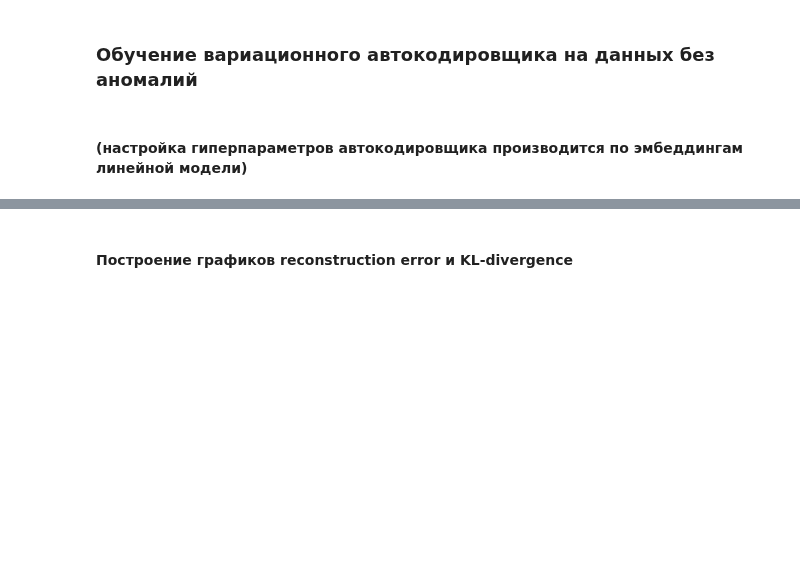
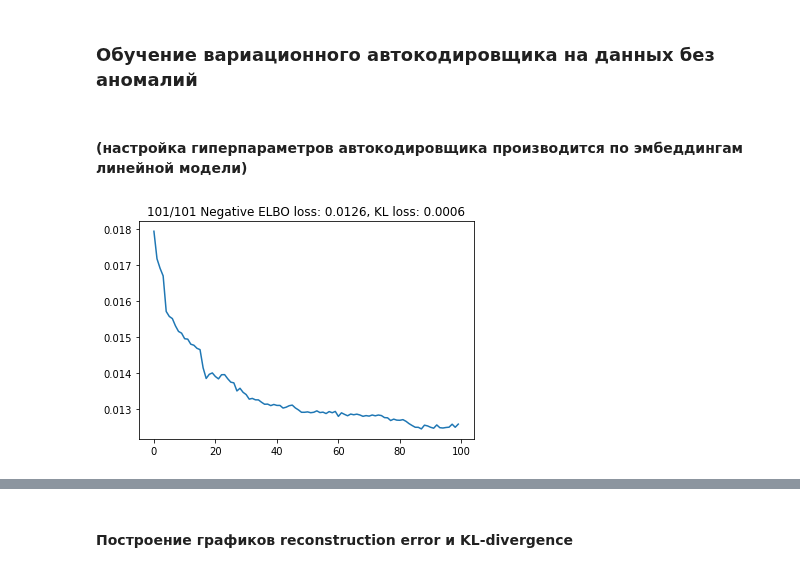
Before and after one commit to AlexShevchuk7/MADE, a Jupyter notebook: Diploma/Modelling_MLP_TCN_TRANSFORMER.ipynb, the cells around one changed output, grey strips where cells are left out. Drawn from its saved outputs; the diff is of its cells as text; code cells hidden in the pictures; blank space fills up the shorter version.

```diff
--- a/Diploma/Modelling_MLP_TCN_TRANSFORMER.ipynb
+++ b/Diploma/Modelling_MLP_TCN_TRANSFORMER.ipynb
@@ -108,7 +108,7 @@ class old_linear_encoder(nn.Module):
         return torch.reshape(x, (-1, batch.shape[1], self.hidden_dim // batch.shape[1]))
 # %%
 class Basic_net(nn.Module):
-    def __init__(self, batch, hidden_dim=2048):
+    def __init__(self, batch, hidden_dim=1024):
         super(Basic_net, self).__init__()
         self.hidden_dim = hidden_dim
         input_dim = batch.shape[1] * batch.shape[2]
@@ -117,8 +117,8 @@ class Basic_net(nn.Module):
             nn.ReLU(),
             nn.Linear(hidden_dim , hidden_dim // 2),
             nn.ReLU(),
-            nn.Linear(hidden_dim // 2, hidden_dim // 2),
-            nn.ReLU(),
+            #nn.Linear(hidden_dim // 2, hidden_dim // 2),
+            #nn.ReLU(),
             nn.Linear(hidden_dim // 2, hidden_dim // 4),
             nn.ReLU()
         )
@@ -474,6 +499,57 @@ for i in tqdm(range(n_epochs)):
 ### Обучение вариационного автокодировщика на данных без аномалий
 # %% [markdown]
 #### (настройка гиперпараметров автокодировщика производится по эмбеддингам линейной модели)
+# %%
+kldivs = []
+mses = []
+loss_vals = []
+name = 'full_mlp'
+learning_rate = 2e-4
+n_epochs = 101
+latent_dim = 24
+
+basic_emb = Basic_net(batch).to(device)
+embedded = basic_emb(batch)
+encoder = LinearEncoder(embedded, latent_dim=latent_dim)
+encoder = encoder.to(device)
+decoder = Decoder(batch.shape, latent_dim).to(device)
+vae = VAE(encoder, decoder)
+vae = vae.to(device)
+criterion = nn.MSELoss()
+opt = Adam(vae.parameters(), lr=learning_rate)
+mse = MSELoss()
+beta = 0.75
+
+for i in tqdm(range(n_epochs)):
+    for b_n, batch in enumerate(trainloader):
+        opt.zero_grad()
+
+        logits, mu, logvar = vae(batch)
+
+        reconstruction_loss = mse(logits, batch)
+
+        kl_loss = -0.5 * torch.sum(1 + logvar - mu.pow(2) -
+                                   logvar.exp(), -1).mean() / (batch.shape[0] * batch.shape[1] * batch.shape[2]) * beta
+        loss = reconstruction_loss + kl_loss
+
+        loss.sum().backward()
+        opt.step()
+
+    mses.append(reconstruction_loss)
+    kldivs.append(kl_loss)
+    loss_vals.append(loss.item())
+
+        #if i % 100 == 0:
+    plt.plot(loss_vals[-100:])
+    plt.title('{}/{} Negative ELBO loss: {:.4f}, KL loss: {:.4f}'.format(i+1, n_epochs, loss_vals[-1], kl_loss))
+    plt.show();
+    clear_output(wait=True)
+
+    if i % 20 == 0 and i > 0:
+      torch.save(vae.state_dict(), name + '_e' + str(i) + '_lr' + str(learning_rate) +
+           '_b' + str(batch.shape[0]) + '_beta' + str(beta) + '_lat' + str(latent_dim) + '.pkl')
+# %% [output]
+[figure, added]
 # %%
 kldivs = []
 mses = []
```
Also changed, not shown: parts of 7 cells of this notebook.
